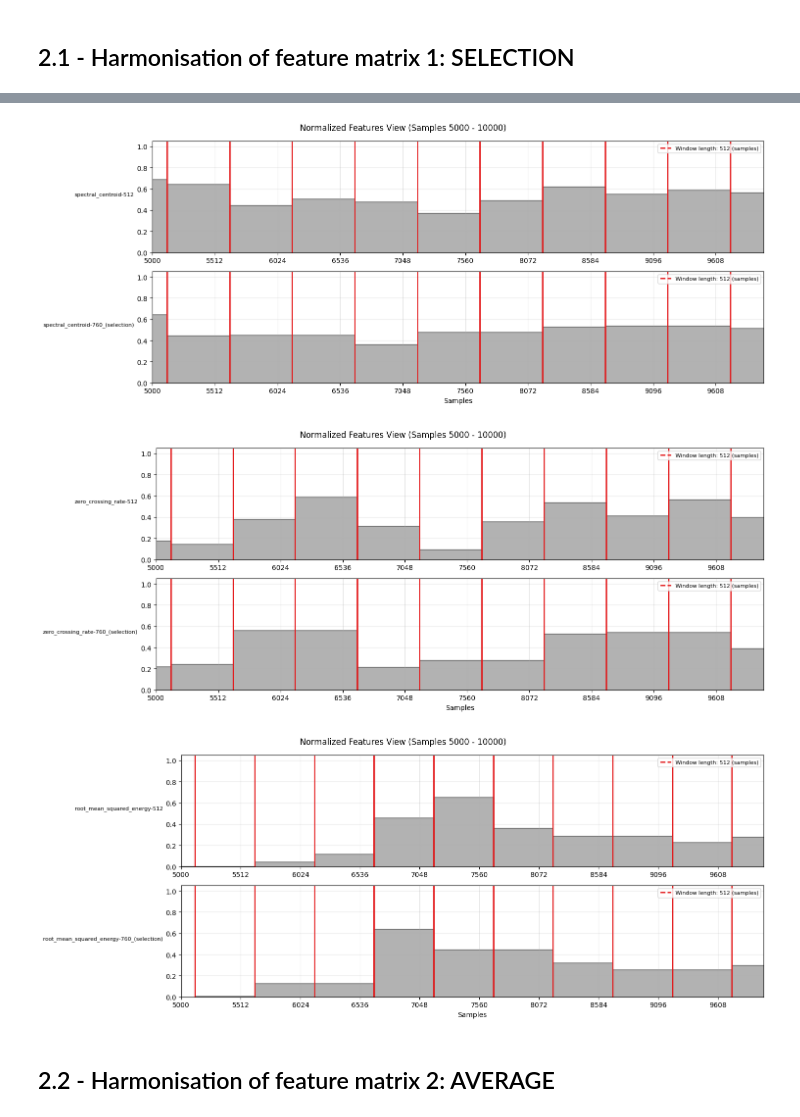
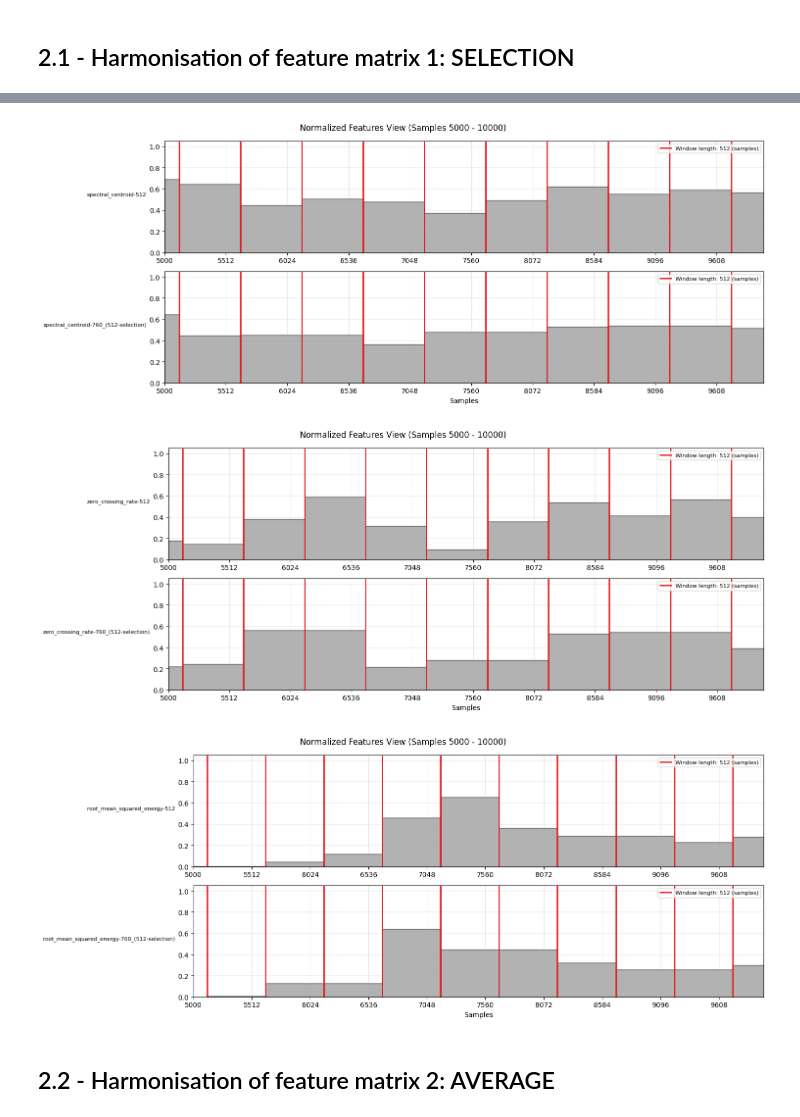
Before and after one commit to martijuanola/RWTH-AIiM, a Jupyter notebook: exercices/e4/e4-main.ipynb, the cells around one changed output, grey strips where cells are left out. Saved outputs shown, nothing was run; the diff lists cells and outputs as text; code cells hidden in the pictures.

```diff
--- a/exercices/e4/e4-main.ipynb
+++ b/exercices/e4/e4-main.ipynb
@@ -245,8 +245,8 @@ class HarmonizationMethod(Enum):
     AVERAGE = "average"
 
 
-def get_hm_column_name(series_name: str, harmonization_method: HarmonizationMethod) -> str:
-    return f"{series_name}_({harmonization_method.value})"
+def get_hm_column_name(series_name: str, min_feature_length: int, harmonization_method: HarmonizationMethod) -> str:
+    return f"{series_name}_({min_feature_length}-{harmonization_method.value})"
 
 
 def harmonization_matrix(df: DataFrame, feature_window_lengths: Dict[str, int], total_samples: int,
@@ -290,7 +290,7 @@ def harmonization_matrix(df: DataFrame, feature_window_lengths: Dict[str, int],
                 elif harmonization_method is HarmonizationMethod.AVERAGE:
                     hf.append((df[series_name][prev_opt_idx] * w_first_len + df[series_name][
                         next_opt_idx] * w_second_len) / min_feature_length)
-            new_series_name = get_hm_column_name(series_name, harmonization_method)
+            new_series_name = get_hm_column_name(series_name, min_feature_length, harmonization_method)
             hm_df[new_series_name] = pd.Series(hf)
         else:
             new_series_name = series_name
@@ -328,19 +328,19 @@ min_feature_length: 512
 # %%
 def visualize_all_hm_feature_plots(df: DataFrame, feature_window_length_dict: Dict[str, int],
                                    harmonization_method: HarmonizationMethod, start_sample: int = 5000,
                                    end_sample: int = 10000):
     for feature in FeatureType:
         col1 = get_column_name(feature, frame_lengths[0])
-        col2 = get_hm_column_name(get_column_name(feature, frame_lengths[1]), harmonization_method)
+        col2 = get_hm_column_name(get_column_name(feature, frame_lengths[1]), frame_lengths[0], harmonization_method)
         plot_features_section(df, feature_window_length_dict, start_sample=start_sample, end_sample=end_sample,
                               columns=[col1, col2])
 
 
 visualize_all_hm_feature_plots(hm1_df, hm1_feature_lengths_dict, HarmonizationMethod.SELECTION)
 # %% [output]
-[figure, old version]
+[figure, new version]
-[figure, old version]
+[figure, new version]
-[figure, old version]
+[figure, new version]
 # %% [markdown]
 ## 2.2 - Harmonisation of feature matrix 2: AVERAGE
 # %%
```
Also changed, not shown: parts of 3 cells of this notebook.
